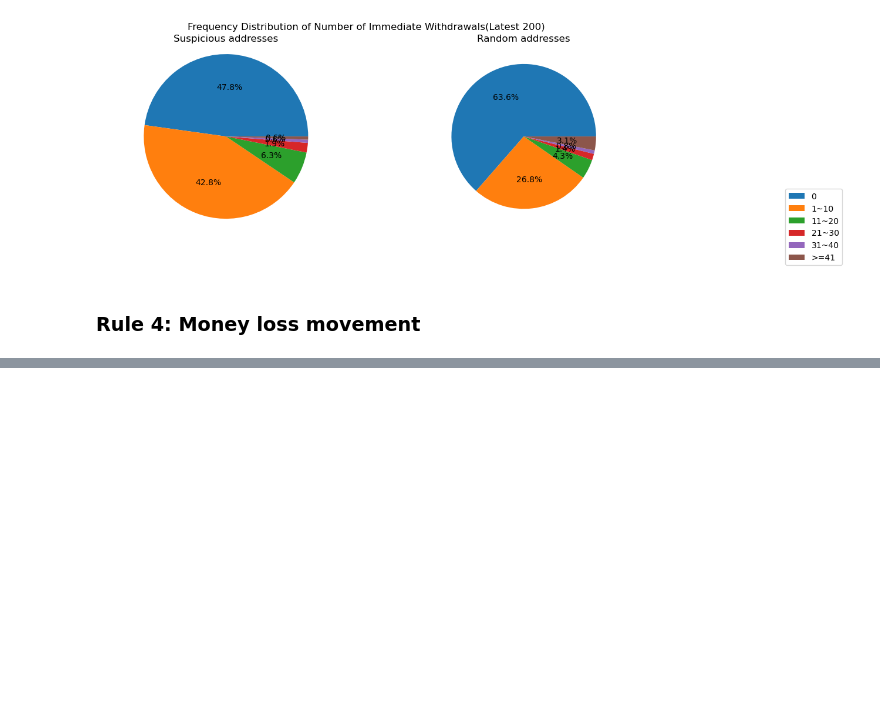
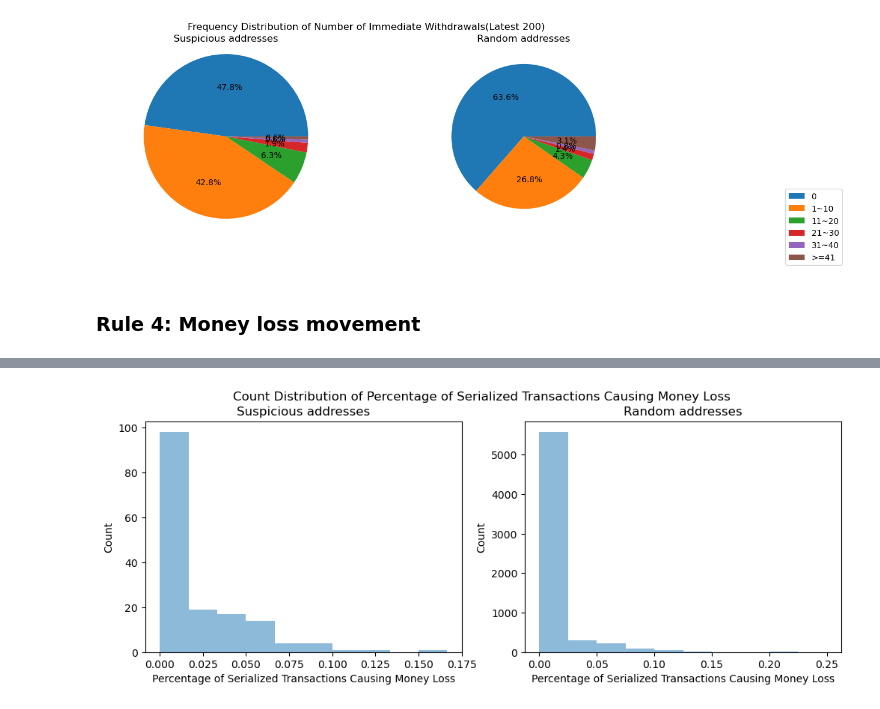
Before and after one commit to sistine-yu/USDT-vml-pattern-experiments, a Jupyter notebook: usdt vml rules experiments.ipynb, the cells around one changed output, grey strips where cells are left out. Cells and saved outputs as stored; diff of their text form; code cells hidden in the pictures; blank space fills up the shorter version.

```diff
--- a/usdt vml rules experiments.ipynb
+++ b/usdt vml rules experiments.ipynb
@@ -856,6 +816,6 @@ def money_loss_movements(address, money_loss_movements_counts):
 # %%
-money_loss_movements_counts = {}
+money_loss_movements_percentage = {}
 for address in addresses['address']:
-    money_loss_movements(address, money_loss_movements_counts)
+    money_loss_movements(address, money_loss_movements_percentage)
 
-print(money_loss_movements_counts)
+print(money_loss_movements_percentage)
@@ -862,6 +840,6 @@ print(money_loss_movements_counts)
 # %%
-money_loss_movements_counts_random = {}
+money_loss_movements_percentage_random = {}
 for address in rand_addresses['Address']:
-    money_loss_movements(address, money_loss_movements_counts_random)
+    money_loss_movements(address, money_loss_movements_percentage_random)
 
-print(money_loss_movements_counts_random)
+print(money_loss_movements_percentage_random)
@@ -868,30 +864,32 @@ print(money_loss_movements_counts_random)
 # %%
 import matplotlib.pyplot as plt
 import seaborn as sns
 
-values = list(money_loss_movements_counts.values())
-values_random = list(money_loss_movements_counts_random.values())
+values = list(money_loss_movements_percentage.values())
+values_random = list(money_loss_movements_percentage_random.values())
 
 #Create subplots
-fig, axs = plt.subplots(1, 2, figsize=(10,4))
+fig, axs = plt.subplots(1, 2, figsize=(12,4))
 
 # Plot the histogram 1
 axs[0].hist(values, alpha=0.5)
 # sns.kdeplot(values)
-axs[0].set_xlabel('Number of Serialized Transactions Causing Money Loss')
+axs[0].set_xlabel('Percentage of Serialized Transactions Causing Money Loss')
 axs[0].set_ylabel('Count')
 axs[0].set_title('Suspicious addresses')
 # axs[0].set_ylim(0, 100)
 
 # Plot the histogram 2
 axs[1].hist(values_random, bins = 10, alpha=0.5)
 # sns.kdeplot(values)
-axs[1].set_xlabel('Number of Serialized Transactions Causing Money Loss')
+axs[1].set_xlabel('Percentage of Serialized Transactions Causing Money Loss')
 axs[1].set_ylabel('Count')
 axs[1].set_title('Random addresses')
 # axs[1].set_ylim(0, 200)
 
-plt.suptitle('Count Distribution of Number of Serialized Transactions Causing Money Loss')
+plt.suptitle('Count Distribution of Percentage of Serialized Transactions Causing Money Loss')
 
 # Display the plot
 plt.show()
+# %% [output]
+[figure, added]
```
Also changed, not shown: parts of 23 cells of this notebook, 2 other files.
